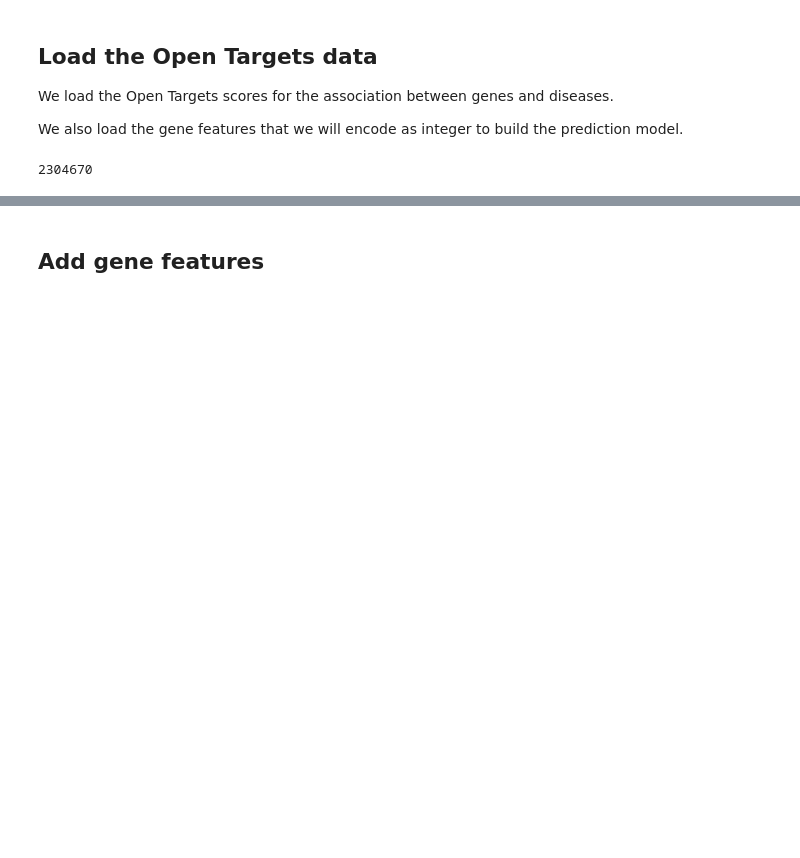
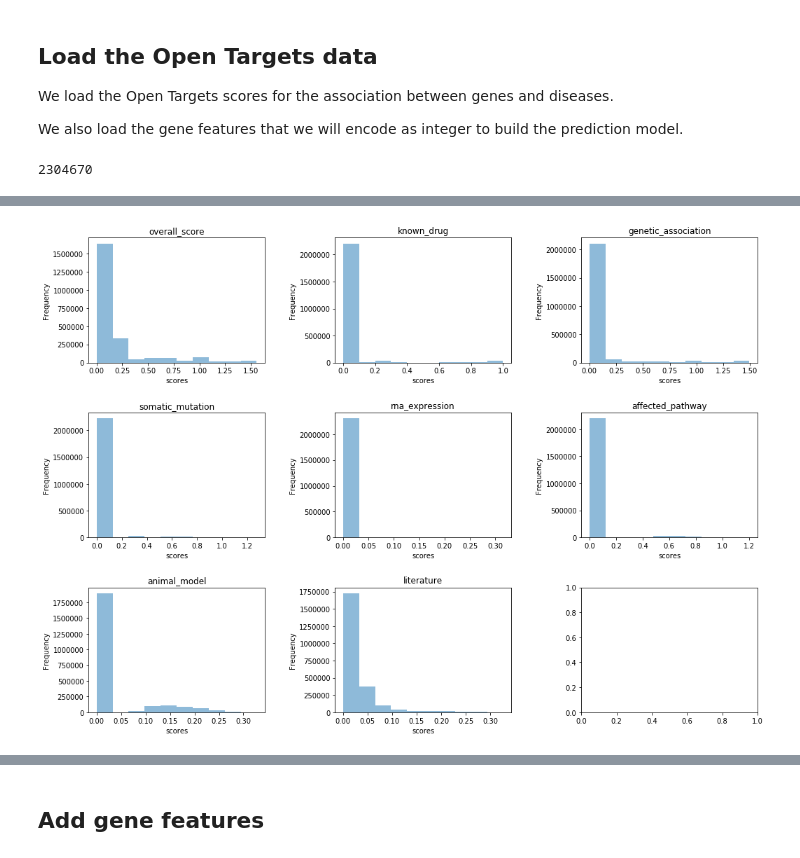
Before and after one commit to opentargets-archive/biodatawest_hackathon, a Jupyter notebook: python/notebooks/Random Forest Classifier Example.ipynb, the cells around one changed output, grey strips where cells are left out. Cells and saved outputs as stored; diff of their text form; code cells hidden in the pictures; blank space fills up the shorter version.

```diff
--- a/python/notebooks/Random Forest Classifier Example.ipynb
+++ b/python/notebooks/Random Forest Classifier Example.ipynb
@@ -91,0 +97,14 @@ max       5.685910e+04      9.900000e-01
+# %%
+series = ['overall_score', 'known_drug','genetic_association', 'somatic_mutation', 'rna_expression', 'affected_pathway', 'animal_model', 'literature']
+ncols = 3
+nrows = 3
+fig, axes = plt.subplots(nrows=nrows, ncols=ncols,figsize=(14,10))
+fig.tight_layout() # Or equivalently,  "plt.tight_layout()"
+plt.subplots_adjust( wspace = 0.4, hspace = 0.4 )
+for index, item in enumerate(series):
+    posx = int(index/nrows)
+    posy = index % ncols
+    df[item].plot.hist(alpha=0.5, ax=axes[posx,posy], title=item)
+    axes[posx,posy].set(xlabel="scores", ylabel="Frequency")
+# %% [output]
+[figure, added]
```
Also changed, not shown: parts of 32 cells of this notebook.
